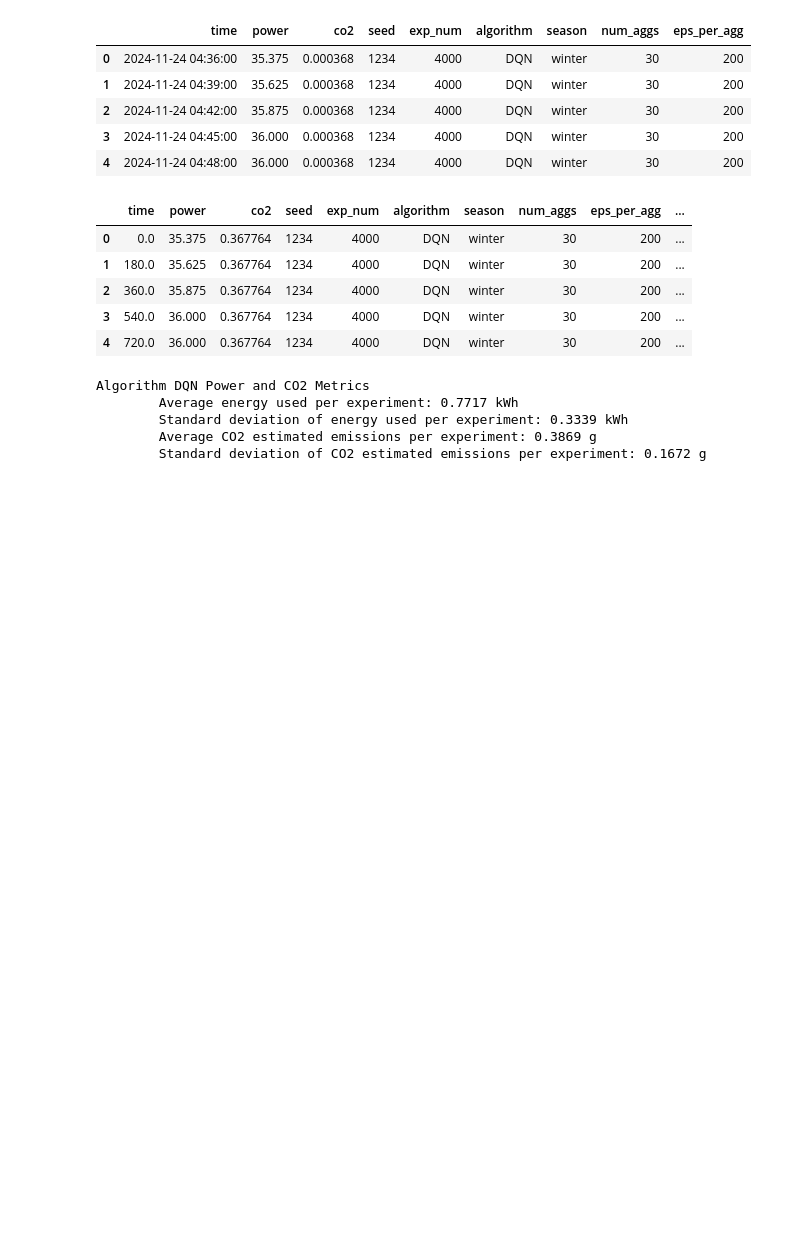
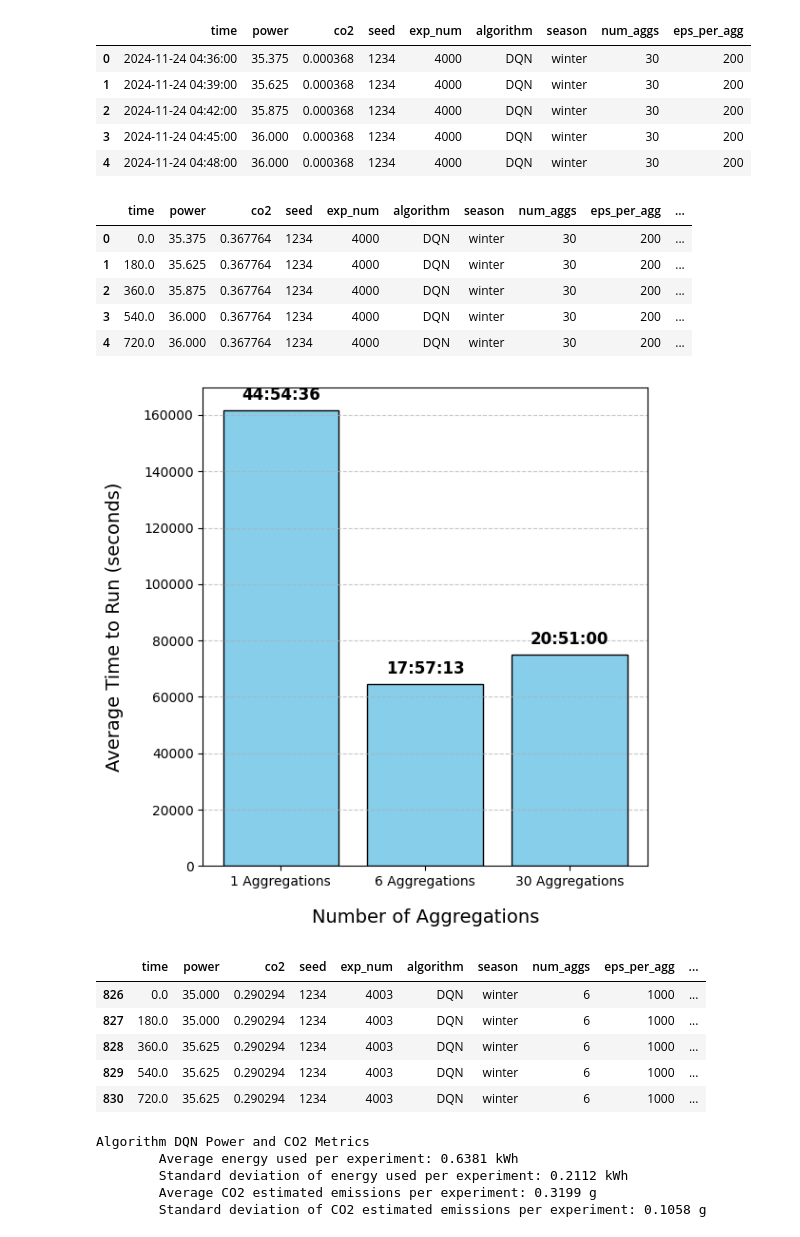
Before and after one commit to LucasHartmanWestern/rl-for-vrp-csp, a Jupyter notebook: experiments/Part 6 Figures.ipynb, the cells around one changed output. Cells and saved outputs as stored; diff of their text form; code cells hidden in the pictures; blank space fills up the shorter version.

```diff
--- a/experiments/Part 6 Figures.ipynb
+++ b/experiments/Part 6 Figures.ipynb
@@ -31,9 +32,9 @@ for ind, exp_num in enumerate(experiments):
     env_c = c['environment_settings']
     eval_c = c['eval_config']
 
-    if federated_c['aggregation_count'] != target_agg_count:
-        print(f"Experiment {exp_num} does not have matching aggregation level")
-        continue
+    # if federated_c['aggregation_count'] != target_agg_count and target_agg_count != None:
+    #     print(f"Experiment {exp_num} does not have matching aggregation level")
+    #     continue
 
     ev_info = []
 
@@ -116,6 +117,53 @@ df_power.head()
 | 2 | 360.0 | 35.875 | 0.367764 | 1234 | 4000 | DQN | winter | 30 | 200 | ... |
 | 3 | 540.0 | 36.000 | 0.367764 | 1234 | 4000 | DQN | winter | 30 | 200 | ... |
 | 4 | 720.0 | 36.000 | 0.367764 | 1234 | 4000 | DQN | winter | 30 | 200 | ... |
+# %%
+# Display average time to completion for each aggregation level
+final_times = df_power.groupby('exp_num')['time'].max().reset_index()
+final_times.rename(columns={'time': 'final_time'}, inplace=True)
+
+final_times = final_times.merge(df_power[['exp_num', 'num_aggs']].drop_duplicates(), on='exp_num')
+
+average_final_time = final_times.groupby('num_aggs')['final_time'].mean().reset_index()
+
+average_final_time['agg_label'] = average_final_time['num_aggs'].apply(lambda x: f"{x} Aggregations")
+
+def seconds_to_hms(seconds):
+    hours = seconds // 3600
+    minutes = (seconds % 3600) // 60
+    secs = seconds % 60
+    return f"{int(hours):02}:{int(minutes):02}:{int(secs):02}"
+
+plt.figure(figsize=(6, 6))
+bars = plt.bar(average_final_time['agg_label'], average_final_time['final_time'],
+               color='skyblue', edgecolor='black')
+#plt.title('Average Final Time by Number of Aggregations', fontsize=18, pad=15)
+plt.ylabel('Average Time to Run (seconds)', fontsize=14, labelpad=15)
+plt.xlabel('Number of Aggregations', fontsize=14, labelpad=15)
+for bar in bars:
+    height = bar.get_height()
+    hms = seconds_to_hms(height)
+    plt.annotate(hms,
+                 xy=(bar.get_x() + bar.get_width() / 2, height),
+                 xytext=(0, 5),  # 5 points vertical offset
+                 textcoords="offset points",
+                 ha='center', va='bottom', fontsize=12, fontweight='bold')
+plt.tight_layout()
+plt.grid(axis='y', linestyle='--', alpha=0.7)
+plt.show()
+
+# Remove non-target data
+df_power = df_power[df_power['num_aggs'] == target_agg_count]
+
+df_power.head()
+# %% [output]
+[figure, added]
+|  | time | power | co2 | seed | exp_num | algorithm | season | num_aggs | eps_per_agg | ... |
+| 826 | 0.0 | 35.000 | 0.290294 | 1234 | 4003 | DQN | winter | 6 | 1000 | ... |
+| 827 | 180.0 | 35.000 | 0.290294 | 1234 | 4003 | DQN | winter | 6 | 1000 | ... |
+| 828 | 360.0 | 35.625 | 0.290294 | 1234 | 4003 | DQN | winter | 6 | 1000 | ... |
+| 829 | 540.0 | 35.625 | 0.290294 | 1234 | 4003 | DQN | winter | 6 | 1000 | ... |
+| 830 | 720.0 | 35.625 | 0.290294 | 1234 | 4003 | DQN | winter | 6 | 1000 | ... |
 # %%
 # Function to calculate energy in kWh for a single experiment
 def calculate_energy_kWh(exp_data):
@@ -187,8 +235,8 @@ for algo in df_power['algorithm'].unique():
     print(f"\tStandard deviation of CO2 estimated emissions per experiment: {std_co2:.4f} g\n")
 # %% [output]
 Algorithm DQN Power and CO2 Metrics
-        Average energy used per experiment: 0.7717 kWh
-        Standard deviation of energy used per experiment: 0.3339 kWh
-        Average CO2 estimated emissions per experiment: 0.3869 g
-        Standard deviation of CO2 estimated emissions per experiment: 0.1672 g
+        Average energy used per experiment: 0.6381 kWh
+        Standard deviation of energy used per experiment: 0.2112 kWh
+        Average CO2 estimated emissions per experiment: 0.3199 g
+        Standard deviation of CO2 estimated emissions per experiment: 0.1058 g
 # %%
```
Also changed, not shown: parts of 3 cells of this notebook, 5 other files.
